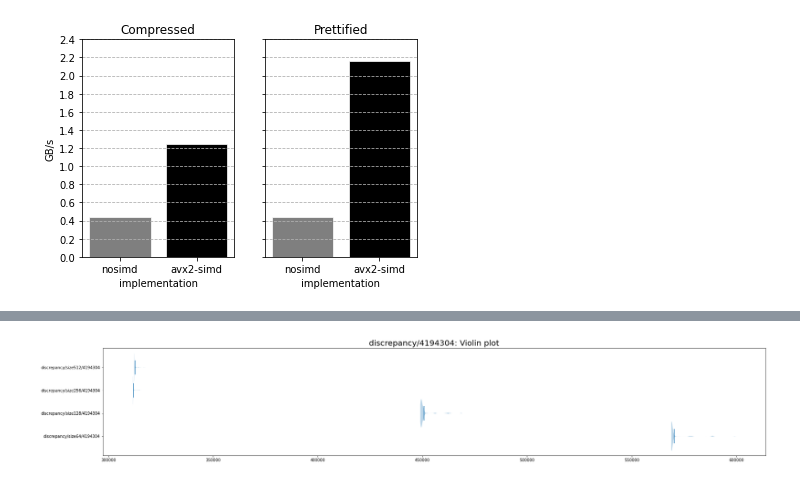
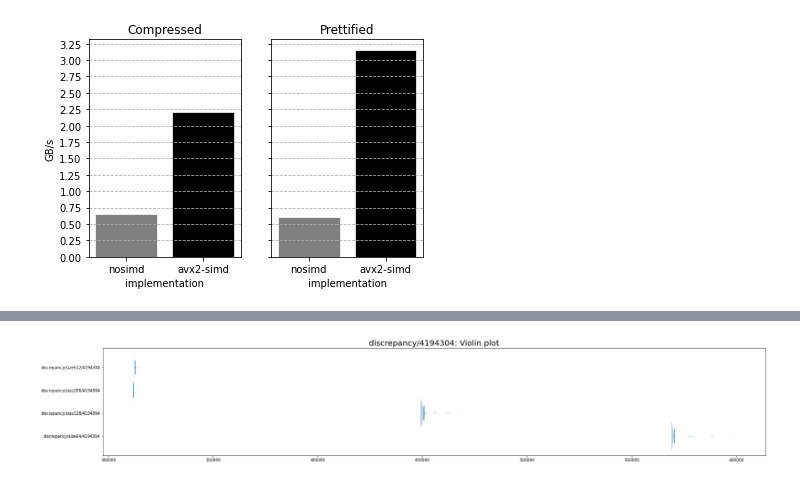
Before and after one commit to rsonquery/rsonpath, a Jupyter notebook: simd-benchmarks/plot.ipynb, the cells around one changed output, grey strips where cells are left out. Saved outputs shown, nothing was run; the diff lists cells and outputs as text; code cells hidden in the pictures.

```diff
--- a/simd-benchmarks/plot.ipynb
+++ b/simd-benchmarks/plot.ipynb
@@ -14,42 +14,42 @@ def get_colors_for(measurements):
     return list(map(lambda i: get_color(len(measurements), i), range(0, len(measurements))))
 
 measurements1 = [
-    0.43731,
-    1.24747
+    0.65377,
+    2.20956
 ]
 
 measurements2 = [
-    0.43460,
-    2.15702
+    0.61006,
+    3.15838
 ]
 
 names = [
     "nosimd",
     "avx2-simd",
 ]
 
 fig, ax = plt.subplots(ncols=2, sharey=True)
 
 colors1 = get_colors_for(measurements1)
 colors2 = get_colors_for(measurements2)
 
 ax[0].bar(names, measurements1, width=0.8, edgecolor="white", linewidth=0.7, color=colors1)
 ax[1].bar(names, measurements2, width=0.8, edgecolor="white", linewidth=0.7, color=colors2)
 
-ax[0].set_yticks(np.arange(0.0, 2.5, 0.2))
+ax[0].set_yticks(np.arange(0.0, 3.5, 0.25))
 
 ax[0].set_title("Compressed")
 ax[1].set_title("Prettified")
 ax[0].set_xlabel("implementation")
 ax[1].set_xlabel("implementation")
 ax[0].set_ylabel("GB/s")
 
 ax[0].grid(axis = 'y', linestyle = '--')
 ax[1].grid(axis = 'y', linestyle = '--')
 plt.savefig("plot.svg", format="svg")
 plt.show()
 # %% [output]
-[figure, old version]
+[figure, new version]
 # %%
 measurements[0]
 # %% [output]
```
Also changed, not shown: 10 other files.
